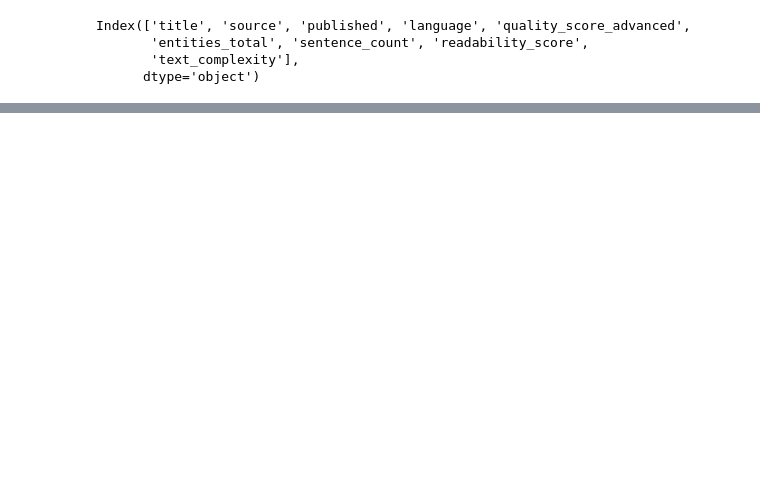
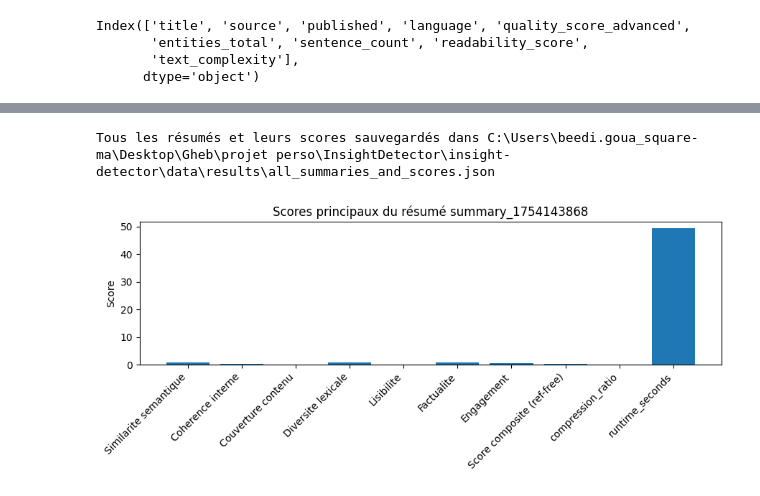
Before and after one commit to BeediGoua/InsightDetector, a Jupyter notebook: insight-detector/notebooks/04_orchestration/orchestration_notebook.ipynb, the cells around one changed output, grey strips where cells are left out. Saved outputs shown, nothing was run; the diff lists cells and outputs as text; code cells hidden in the pictures; blank space fills up the shorter version.

Commit message:
Générer des résumés automatiques

```diff
--- a/insight-detector/notebooks/04_orchestration/orchestration_notebook.ipynb
+++ b/insight-detector/notebooks/04_orchestration/orchestration_notebook.ipynb
@@ -80,0 +389,5 @@ raw_text = get_text(corpus_data[0]) if isinstance(corpus_data, list) else get_te
+# %%
+
+# Extraction de tous les textes valides
+texts = [get_text(doc) for doc in corpus_data if get_text(doc)]
+print(f"Nombre de textes valides : {len(texts)} / {len(corpus_data)}")
@@ -98,8 +441,14 @@ df_articles.head()
 | 3 | AI Act : un changement de taille ... | https://www.01net.com/rss/actuali... | 2025-07-26T05:45:40 | fr | 0.643704 | 31 | 27 | ... |
 | 4 | Un an après l'or : blues, bébé ou... | https://www.france24.com/fr/rss | 2025-07-25T14:02:38 | fr | 0.724615 | 70 | 39 | ... |
 # %%
-DEVICE = "cuda"  # ou "cpu"
+# Configuration pour tests d'optimisation
+DEVICE = "cpu"  # ou "cuda"
 FUSION_STRATEGY = "adaptive"
 DOMAIN = None
 VERBOSE = True
 RANDOM_SEED = 42
+
+
+# Echantillon de test (premiers 3 articles)
+test_texts = texts[:3]
+print(f"Test sur {len(test_texts)} articles")
@@ -147,0 +799,5 @@ display(pd.DataFrame([main_scores]))
+# %%
+# Créer le DataFrame avec toutes les évaluations
+all_evaluations = all_evaluations_corrected.copy()
+df_eval = pd.DataFrame(all_evaluations)
+display(df_eval)
@@ -148,10 +962,34 @@ display(pd.DataFrame([main_scores]))
+# %%
+import json
+
+# Fichier de sortie pour sauvegarder les résultats + évaluations
+result_file = RESULTS_DIR / "all_summaries_and_scores.json"
+
+# Préparer un objet combiné
+to_save = {
+    "summaries": all_summaries,             # Tous les résultats bruts
+    "evaluations": all_evaluations          # Scores correspondants
+}
+
+# Sauvegarde en JSON lisible
+with open(result_file, "w", encoding="utf-8") as f:
+    json.dump(to_save, f, ensure_ascii=False, indent=2)
+
+print(f"Tous les résumés et leurs scores sauvegardés dans {result_file}")
+# %% [output]
+Tous les résumés et leurs scores sauvegardés dans C:\Users\beedi.goua_square-ma\Desktop\Gheb\projet perso\InsightDetector\insight-detector\data\results\all_summaries_and_scores.json
 # %%
 import matplotlib.pyplot as plt
 
-scores = {k: v for k, v in main_scores.items() if v is not None}
+# Exemple avec le premier résumé évalué
+scores = {k: v for k, v in df_eval.iloc[0].items() if isinstance(v, (int, float)) and v is not None}
+
 plt.figure(figsize=(9, 4))
 plt.bar(scores.keys(), scores.values())
 plt.xticks(rotation=45, ha='right')
-plt.title("Scores principaux du résumé fusionné")
+plt.ylabel("Score")
+plt.title(f"Scores principaux du résumé {df_eval.iloc[0]['summary_id']}")
 plt.tight_layout()
 plt.show()
+# %% [output]
+[figure, added]
```
Also changed, not shown: parts of 83 cells of this notebook, 23 other files.
